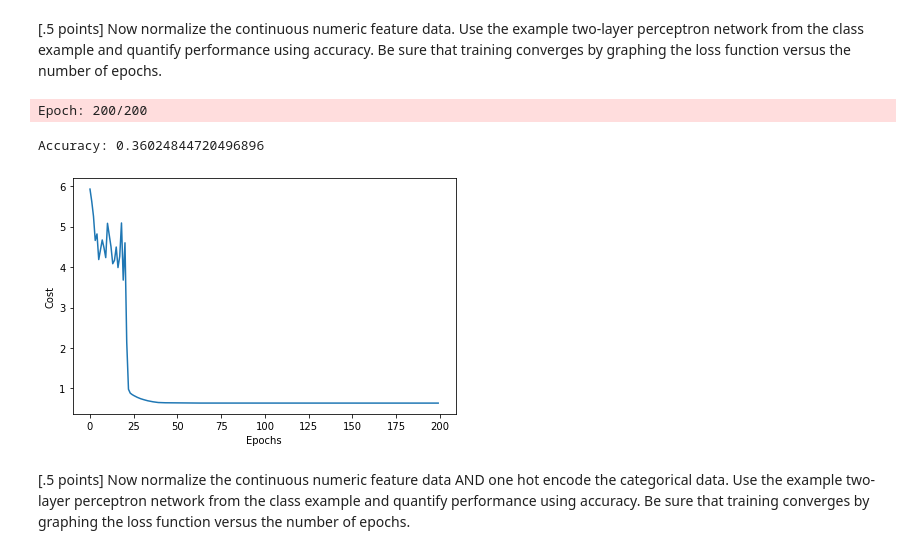
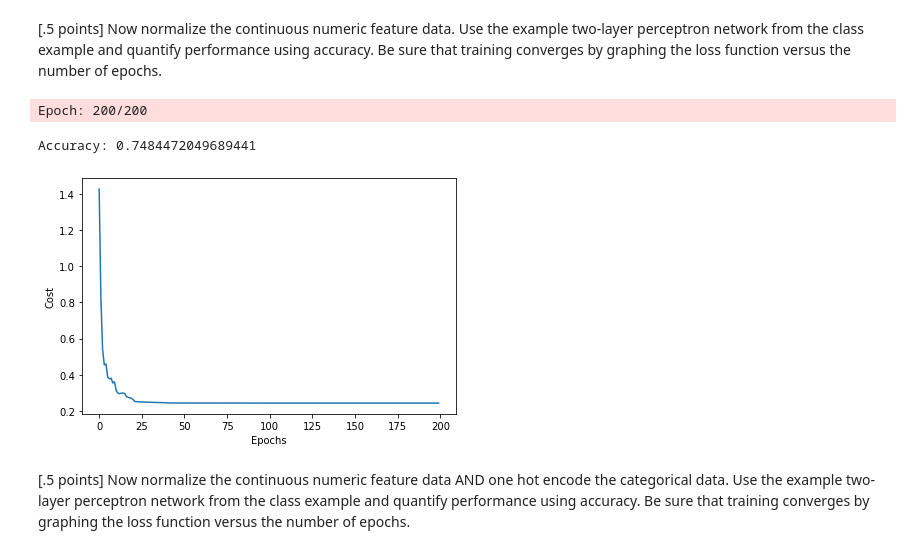
Before and after one commit to abdelllrazekkk/Lab-Four-Multi-Layer-Perceptron, a Jupyter notebook: Lab-Four-The Multi-Layer Perceptron.ipynb, the cells around one changed output. Cells and saved outputs as stored; diff of their text form; code cells hidden in the pictures.

```diff
--- a/Lab-Four-The Multi-Layer Perceptron.ipynb
+++ b/Lab-Four-The Multi-Layer Perceptron.ipynb
@@ -656,28 +656,26 @@ plt.show()
 # %% [markdown]
 [.5 points] Now normalize the continuous numeric feature data. Use the example two-layer perceptron network from the class example and quantify performance using accuracy. Be sure that training converges by graphing the loss function versus the number of epochs.
 # %%
-"""Normalizing the continuous numeric feature data"""
+"""Normalizing the continuous numeric feature data using standardization"""
 scaler = StandardScaler()
-scaler.fit(X_train)
-scaler.transform(X_train)
-scaler.fit(X_test)
-scaler.transform(X_test)
+X_train = scaler.fit_transform(X_train)
+X_test = scaler.fit_transform(X_test)
 
 nn = TLPBetterInitial(**vals)
 
 nn.fit(X_train, y_train, print_progress=50)
 yhat = nn.predict(X_test)
 print('Accuracy:',accuracy_score(y_test,yhat))
 
 plt.plot(range(len(nn.cost_)), nn.cost_)
 plt.ylabel('Cost')
 plt.xlabel('Epochs')
 plt.tight_layout()
 plt.show()
 # %% [output]
 Epoch: 200/200
-Accuracy: 0.36024844720496896
+Accuracy: 0.7484472049689441
-[figure, old version]
+[figure, new version]
 # %% [markdown]
 [.5 points] Now normalize the continuous numeric feature data AND one hot encode the categorical data. Use the example two-layer perceptron network from the class example and quantify performance using accuracy. Be sure that training converges by graphing the loss function versus the number of epochs.
 # %%
```
Also changed, not shown: parts of 3 cells of this notebook.
